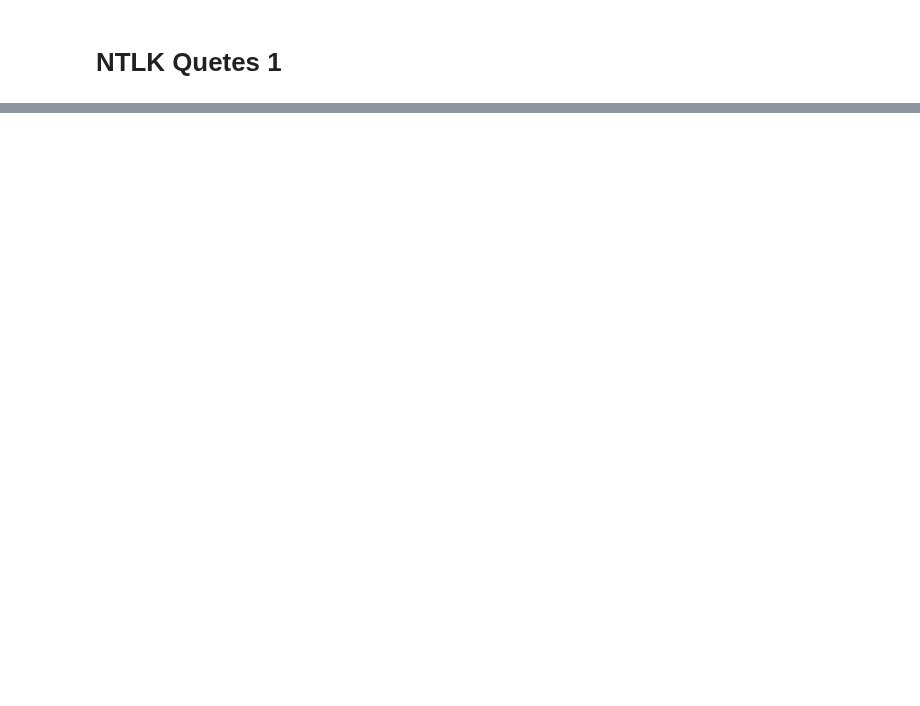
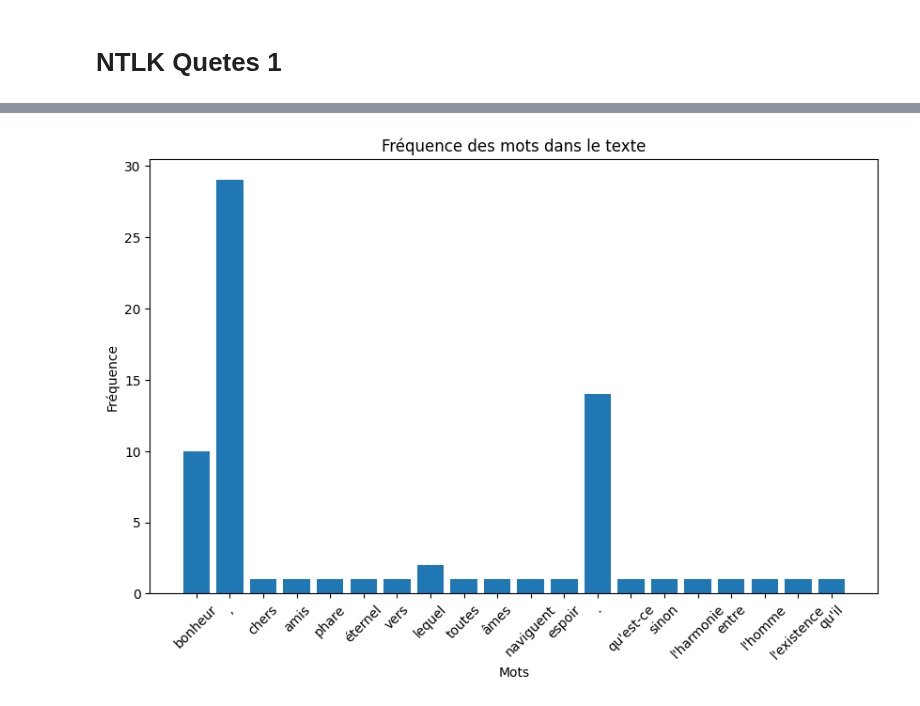
Before and after one commit to bigmoletos/WildCodeSchool_formation_IA_nov2023, a Jupyter notebook: quêtes/Semaine10/FD_NLTK_quete1.ipynb, the cells around one changed output, grey strips where cells are left out. Cells and saved outputs as stored; diff of their text form; code cells hidden in the pictures; blank space fills up the shorter version.

```diff
--- a/quêtes/Semaine10/FD_NLTK_quete1.ipynb
+++ b/quêtes/Semaine10/FD_NLTK_quete1.ipynb
@@ -66,3 +51,92 @@ OSError: No such file or directory: 'C:\\Users\\romar\\AppData\\Roaming\\nltk_da
-# %%
-
-set=
+# %%
+# Définir le chemin d'accès au fichier
+fichier_to_test = "./le_bonheur.txt"
+print(f"\n fichier_to_test :\n{fichier_to_test} \n")
+
+# Lire le fichier
+with open("le_bonheur.txt", "r", encoding="utf-8") as file:
+    fichier_to_test = file.read()
+
+
+# Tokenisation par phrase
+token_phrases=nltk.sent_tokenize(fichier_to_test)
+print(f"\n token_phrases:\n{token_phrases} \n")
+# Tokenisation par mots
+tokens_words = nltk.word_tokenize(fichier_to_test, language="french")
+print(f"\n tokens_words:\n{tokens_words} \n")
+
+# Nettoyage des mots vides
+stop_words = set(stopwords.words("french"))
+print(f"\n stop_words:\n{stop_words} \n")
+
+# Compter la fréquence des mots
+freq_tokens_words = Counter(tokens_words)
+print(f"\n freq:\n{freq_tokens_words}")
+
+tokens_clean = [word for word in tokens_words if word.lower() not in stop_words]
+# Afficher les tokens nettoyés
+print(tokens_clean)
+
+print(f"\n stop_words:\n{stop_words} \n")
+
+# Compter la fréquence des mots
+freq = Counter(tokens_clean)
+print(f"\n freq:\n{freq} \n")
+
+
+# Préparer les données pour le graphique
+mots = list(freq.keys())
+frequences = list(freq.values())
+# Créer un graphique en barres
+plt.figure(figsize=(10, 6))
+plt.bar(mots[:20], frequences[:20])  # Affiche les 20 premiers mots pour la lisibilité
+plt.xlabel('Mots')
+plt.ylabel('Fréquence')
+plt.title('Fréquence des mots dans le texte')
+plt.xticks(rotation=45)
+plt.show()
+
+# plt.figure(figsize=(8,6))
+# fig=plt.plot(stop_words,tokens)
+
+
+
+
+
+# Définir le chemin d'accès au fichier
+chemin_fichier = "./le_bonheur.txt"
+print(f"\n Chemin du fichier :\n{chemin_fichier} \n")
+
+# Lire le fichier
+with open(chemin_fichier, "r", encoding="utf-8") as file:
+    contenu_fichier = file.read()
+
+# Tokenisation par phrase
+token_phrases = nltk.sent_tokenize(contenu_fichier)
+print(f"\n token_phrases:\n{token_phrases[:10]} \n")  # Affiche les 10 premières phrases pour vérification
+
+# Tokenisation par mots
+tokens_words = nltk.word_tokenize(contenu_fichier, language="french")
+print(f"\n tokens_words:\n{tokens_words[:20]} \n")  # Affiche les 20 premiers mots pour vérification
+
+# Nettoyage des mots vides
+stop_words = set(stopwords.words("french"))
+tokens_clean = [word for word in tokens_words if word.lower() not in stop_words]
+print(f"\n Tokens nettoyés:\n{tokens_clean[:20]} \n")  # Affiche les 20 premiers mots nettoyés pour vérification
+
+# Compter la fréquence des mots
+freq = Counter(tokens_clean)
+
+# Préparer les données pour le graphique
+mots = list(freq.keys())
+frequences = list(freq.values())
+
+# Créer un graphique en barres
+plt.figure(figsize=(10, 6))
+plt.bar(mots[:20], frequences[:20])  # Affiche les 20 premiers mots pour la lisibilité
+plt.xlabel('Mots')
+plt.ylabel('Fréquence')
+plt.title('Fréquence des mots dans le texte')
+plt.xticks(rotation=45)
+plt.show()
+# %% [output]
@@ -68,0 +160 @@ set=
+[figure, added]
```
Also changed, not shown: parts of 6 cells of this notebook, 8 other files.
